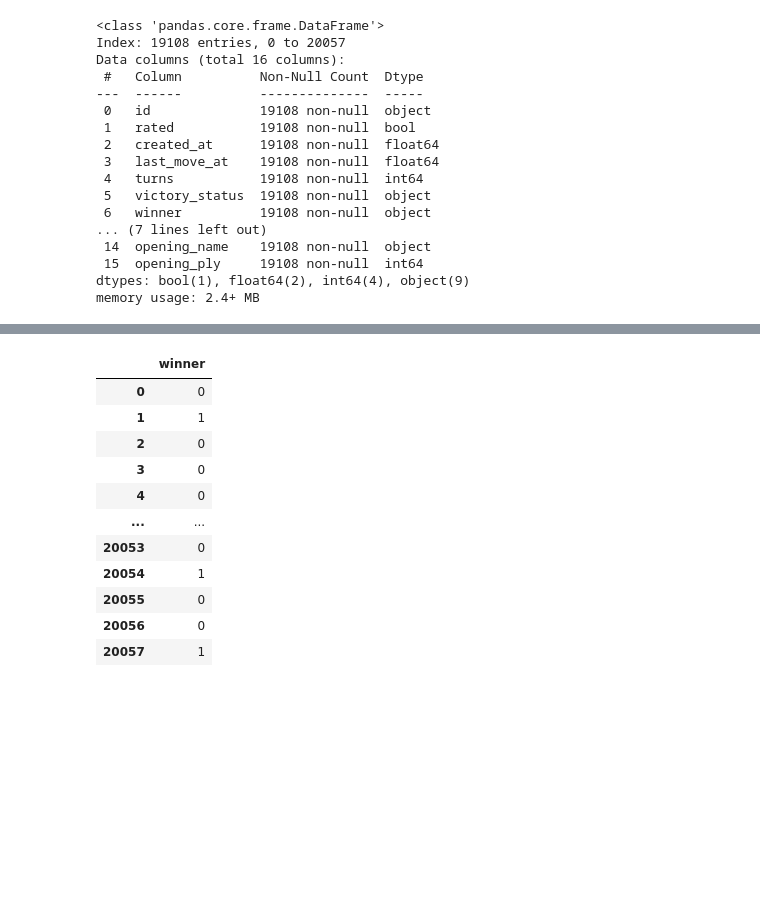
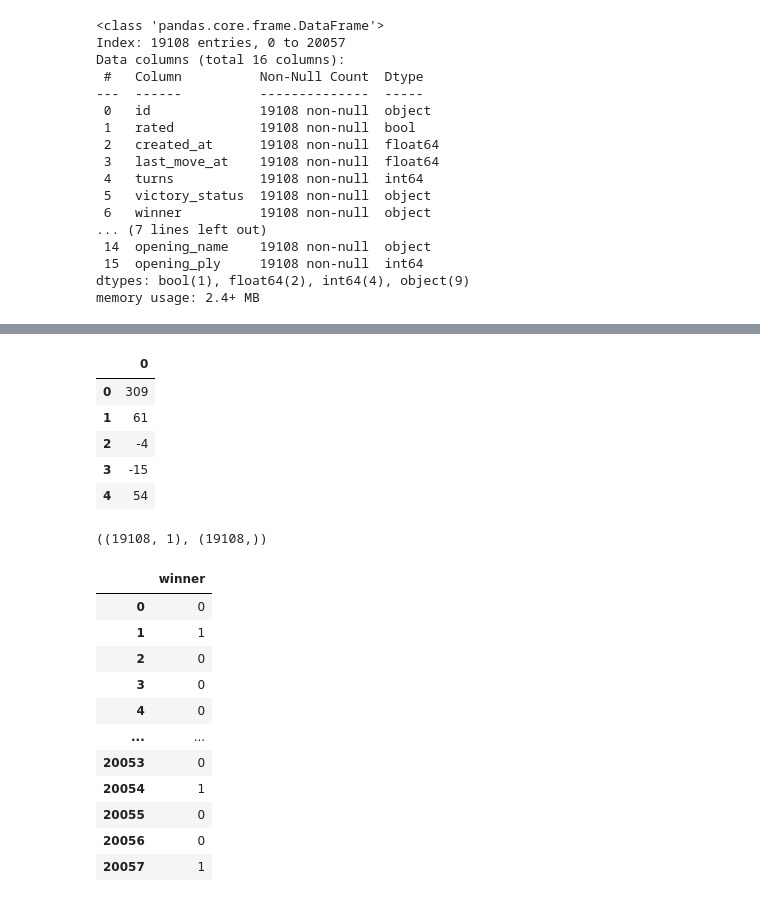
Before and after one commit to TogrulMemmedli/ai_learning_roadmap, a Jupyter notebook: day 2/02_Logistic_Regression.ipynb, the cells around one changed output, grey strips where cells are left out. Cells and saved outputs as stored; diff of their text form; code cells hidden in the pictures; blank space fills up the shorter version.

```diff
--- a/day 2/02_Logistic_Regression.ipynb
+++ b/day 2/02_Logistic_Regression.ipynb
@@ -112,10 +116,23 @@ df.head()
 | 3 | kWKvrqYL | True | 1.504110e+12 | 1.504110e+12 | 61 | mate | white | 20+0 | ... |
 | 4 | 9tXo1AUZ | True | 1.504030e+12 | 1.504030e+12 | 95 | mate | white | 30+3 | ... |
 # %%
-X = df[["white_rating", 'black_rating']]
+X = (df['white_rating']-df['black_rating']).to_frame()
 y = df['winner']
+# %%
+X.head(5)
+# %% [output]
+|  | 0 |
+| 0 | 309 |
+| 1 | 61 |
+| 2 | -4 |
+| 3 | -15 |
+| 4 | 54 |
 # %%
 y = y.map({'white': 0, 'black': 1})
+# %%
+X.shape, y.shape
+# %% [output]
+((19108, 1), (19108,))
 # %%
 y
 # %% [output]
```
Also changed, not shown: parts of 32 cells of this notebook.
